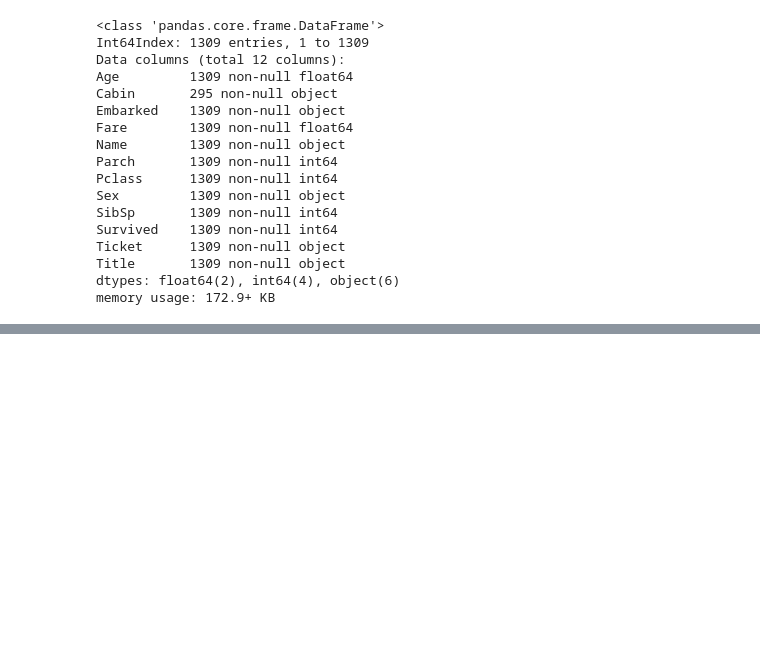
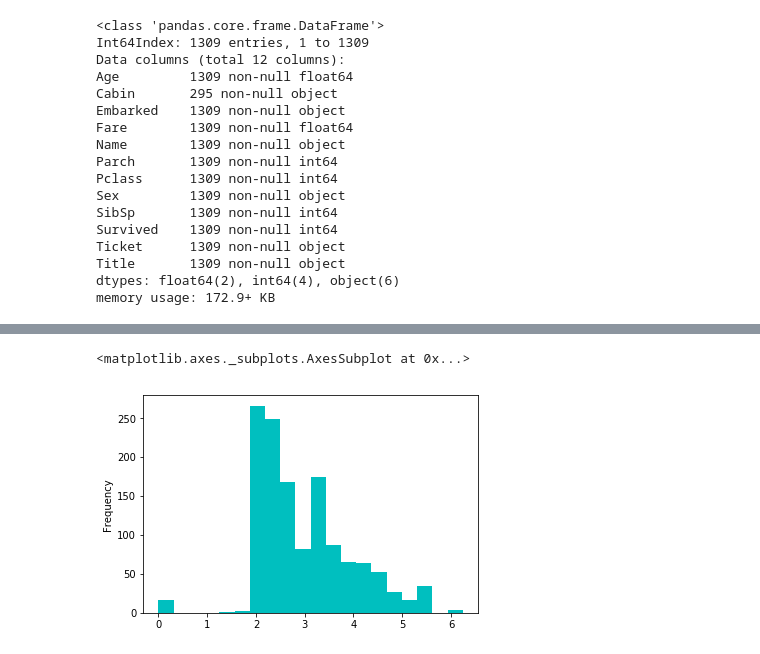
Before and after one commit to Maricha/Titanic, a Jupyter notebook: notebooks/Blank Data.ipynb, the cells around one changed output, grey strips where cells are left out. Cells and saved outputs as stored; diff of their text form; code cells hidden in the pictures; blank space fills up the shorter version.

```diff
--- a/notebooks/Blank Data.ipynb
+++ b/notebooks/Blank Data.ipynb
@@ -286,0 +316,7 @@ SyntaxError: invalid syntax (<ipython-input-40-02db47e578d6>, line 1)
+# %%
+LogFare = np.log(df.Fare + 1.0)
+# %%
+LogFare.plot(kind="hist", color="c", bins=20)
+# %% [output]
+<matplotlib.axes._subplots.AxesSubplot at 0x...>
+[figure, added]
```
Also changed, not shown: parts of 10 cells of this notebook.
